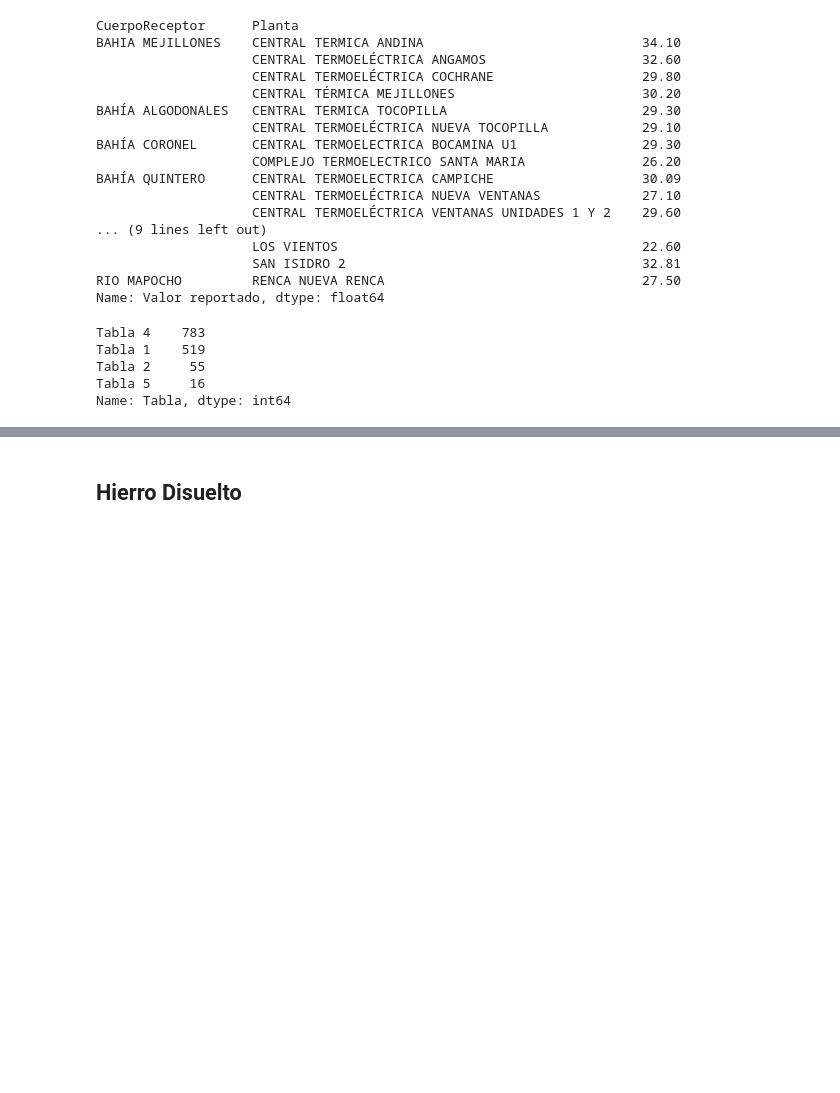
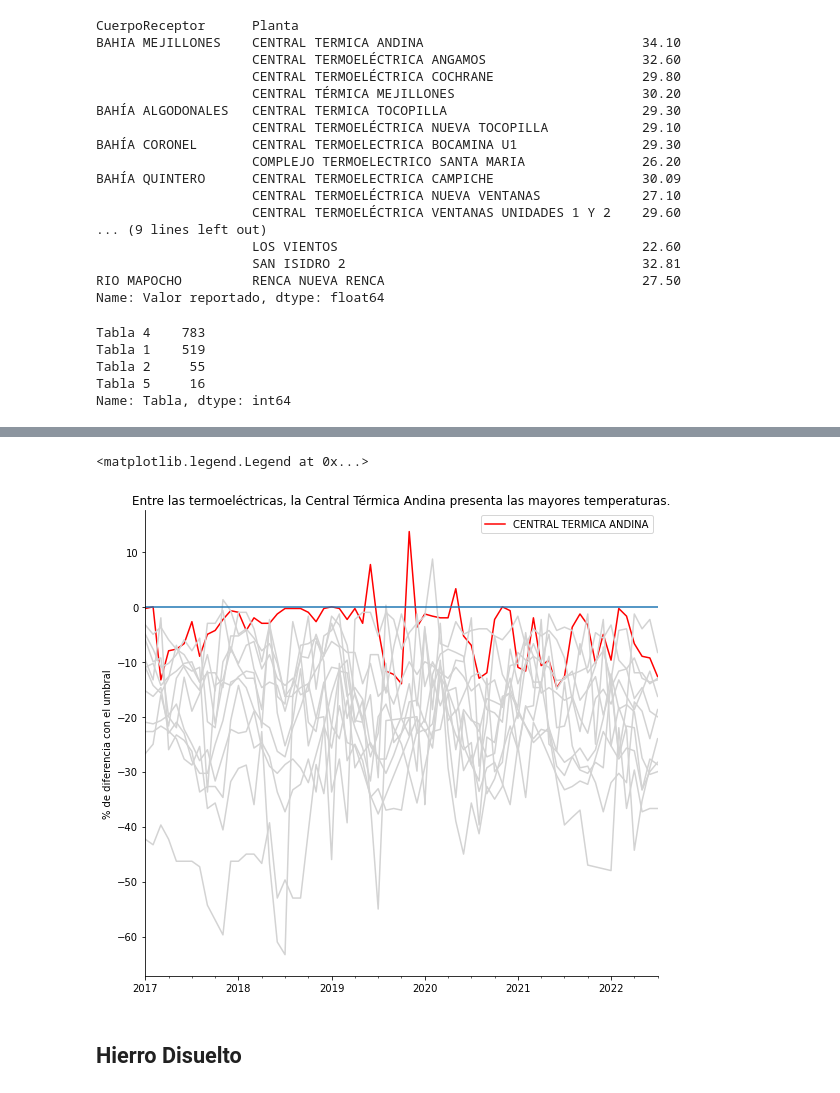
Before and after one commit to maticlein/proyectoCurso-vinf, a Jupyter notebook: ensayo_explicativo.ipynb, the cells around one changed output, grey strips where cells are left out. Saved outputs shown, nothing was run; the diff lists cells and outputs as text; code cells hidden in the pictures; blank space fills up the shorter version.

Commit message:
gráficas variables tabla 4

```diff
--- a/ensayo_explicativo.ipynb
+++ b/ensayo_explicativo.ipynb
@@ -407,3 +407,6 @@ Tabla 1    519
 Tabla 2     55
 Tabla 5     16
 Name: Tabla, dtype: int64
+# %%
+temperaturas_tabla4 = temperaturas[temperaturas["Tabla"] == "Tabla 4"].sort_values(by=["ANIO", "MES"]).reset_index()
+print(temperaturas_tabla4.shape)
@@ -409,0 +415,12 @@ Name: Tabla, dtype: int64
+# %%
+fechas = []
+for index, row in temperaturas_tabla4.iterrows():
+    anio = str(temperaturas_tabla4.iloc[index]["ANIO"])
+    if temperaturas_tabla4.iloc[index]["MES"] < 10:
+        mes = "0" + str(temperaturas_tabla4.iloc[index]["MES"])
+    else:
+        mes = str(temperaturas_tabla4.iloc[index]["MES"])
+    fecha = anio + "/" + mes
+    fechas.append(fecha)
+temperaturas_tabla4["FECHA"] = pd.Series(fechas)
+temperaturas_tabla4["FECHA"] = temperaturas_tabla4["FECHA"].astype("datetime64")
@@ -409,0 +438,3 @@ Name: Tabla, dtype: int64
+# %%
+plantas = temperaturas_tabla4["Planta"].unique()
+print(plantas)
@@ -410,3 +449,22 @@ Name: Tabla, dtype: int64
+# %%
+fig, ax = plt.subplots(1,1, figsize=(8,7))
+
+for planta in plantas:
+    df_planta = temperaturas_tabla4[temperaturas_tabla4["Planta"] == planta]
+    color = 'red' if planta == 'CENTRAL TERMICA ANDINA' else 'lightgray'
+    label = planta if planta == 'CENTRAL TERMICA ANDINA' else ''
+    df_planta.plot(x='FECHA', y='% diferencia_umbral', color=color, ax=ax, legend=False, label = label)
+ax.set_ylabel("% de diferencia con el umbral")
+ax.set_xlabel("Fecha").set_visible(False)
+fig.tight_layout()
+ax.spines['right'].set_visible(False)
+ax.spines['top'].set_visible(False)
+ax.axhline(y = 0)
+ax.set_title("Entre las termoeléctricas, la Central Térmica Andina presenta las mayores temperaturas.")
+ax.legend()
+# %% [output]
+<matplotlib.legend.Legend at 0x...>
+[figure, added]
 # %%
 ## ¿Que queremos ver acá?; Los valores reportados superan la norma establecida?
 ## ¿Podemos poner un gráfico por acá?
```
Also changed, not shown: parts of 16 cells of this notebook.
